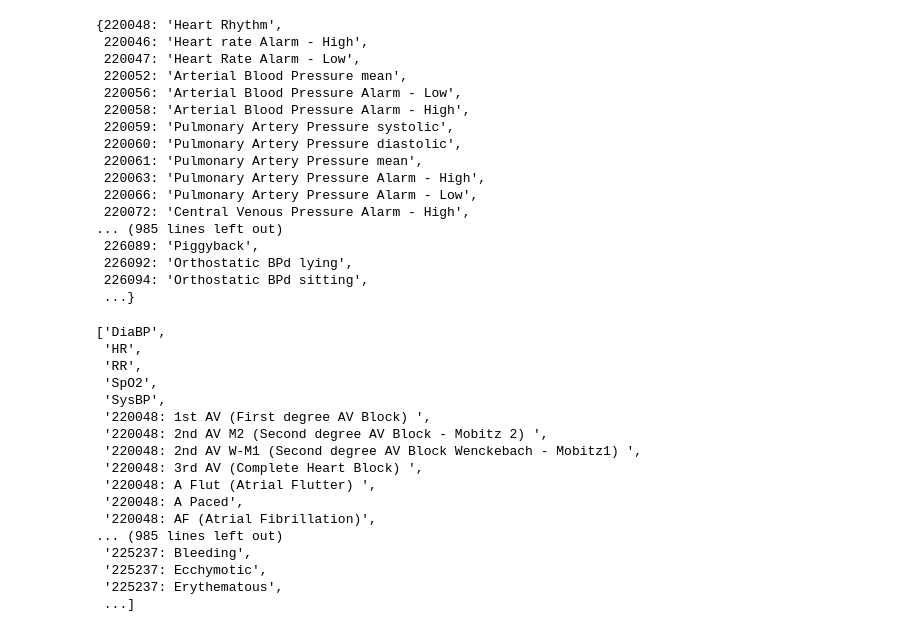
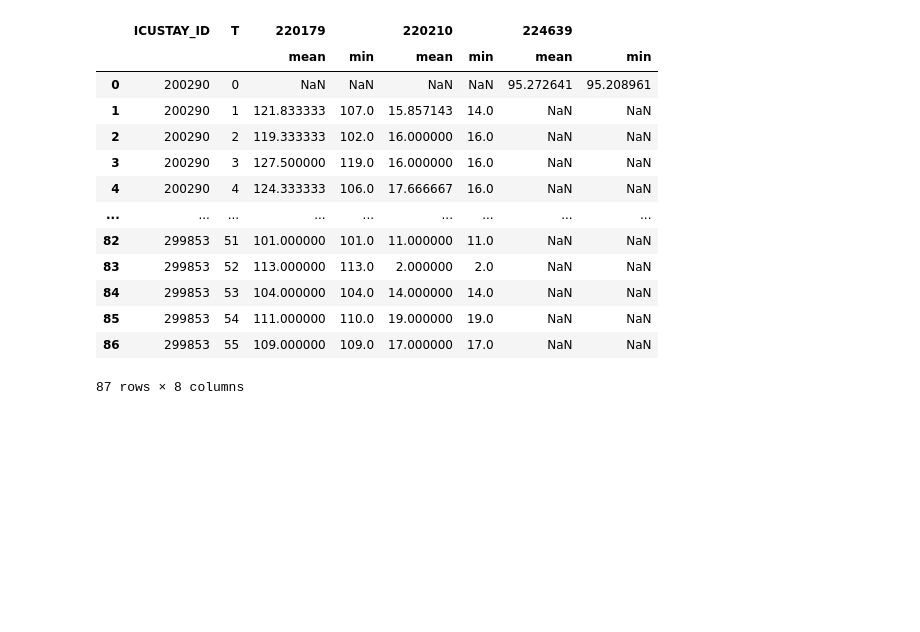
Before and after one commit to Harry-PARK/MIMIC_preprocessing, a Jupyter notebook: test.ipynb, the cells around one changed output. Drawn from its saved outputs; the diff is of its cells as text; code cells hidden in the pictures; blank space fills up the shorter version.

```diff
--- a/test.ipynb
+++ b/test.ipynb
@@ -82,8 +33,8 @@ d_items = pd.read_csv("../mimic3_csv/D_ITEMS.csv")  # D_ITEMS.csv
 d_labitems = pd.read_csv("../mimic3_csv/D_LABITEMS.csv")  # D_LABITEMS.csv
 x_feature_names
 
-item_map = {}
-not_itemid = []
+chartitem_map = {}
+labitem_map = {}
 
 for item_id in x_feature_names:
     id = item_id.split("_")[0]
@@ -92,31 +43,10 @@ for item_id in x_feature_names:
         id = int(id)
         try:
             label = d_items[d_items["ITEMID"] == id]
-            item_map[id] = label["LABEL"].values[0]
+            chartitem_map[id] = label["LABEL"].values[0]
         except:
             try:
                 label = d_labitems[d_labitems["ITEMID"] == id]
-                item_map[id] = label["LABEL"].values[0]
+                labitem_map[id] = label["LABEL"].values[0]
             except:
                 print("NOT FOUND: ", id)
-
-
-item_map
-# %% [output]
-{220048: 'Heart Rhythm',
- 220046: 'Heart rate Alarm - High',
- 220047: 'Heart Rate Alarm - Low',
- 220052: 'Arterial Blood Pressure mean',
- 220056: 'Arterial Blood Pressure Alarm - Low',
- 220058: 'Arterial Blood Pressure Alarm - High',
- 220059: 'Pulmonary Artery Pressure systolic',
- 220060: 'Pulmonary Artery Pressure diastolic',
- 220061: 'Pulmonary Artery Pressure mean',
- 220063: 'Pulmonary Artery Pressure Alarm - High',
- 220066: 'Pulmonary Artery Pressure Alarm - Low',
- 220072: 'Central Venous Pressure Alarm - High',
-... (985 lines left out)
- 226089: 'Piggyback',
- 226092: 'Orthostatic BPd lying',
- 226094: 'Orthostatic BPd sitting',
- ...}
@@ -127,23 +53,3 @@ for i in not_itemid:
-# %%
-not_itemid
-# %% [output]
-['DiaBP',
- 'HR',
- 'RR',
- 'SpO2',
- 'SysBP',
- '220048: 1st AV (First degree AV Block) ',
- '220048: 2nd AV M2 (Second degree AV Block - Mobitz 2) ',
- '220048: 2nd AV W-M1 (Second degree AV Block Wenckebach - Mobitz1) ',
- '220048: 3rd AV (Complete Heart Block) ',
- '220048: A Flut (Atrial Flutter) ',
- '220048: A Paced',
- '220048: AF (Atrial Fibrillation)',
-... (985 lines left out)
- '225237: Bleeding',
- '225237: Ecchymotic',
- '225237: Erythematous',
- ...]
 # %%
 import pandas as pd
 import multiprocessing as mp
@@ -165,3 +74,26 @@ df = pd.DataFrame({
 
 result_df = parallel_process_dataframe(df)
 print(result_df)
+# %%
+query = "SELECT * FROM CHARTEVENTS WHERE ITEMID IN (220210, 224690, 224167, 227243, 220050, 220179, 225309, 224639, 226512, 226531) ORDER BY CHARTTIME LIMIT 100000;"
+icu_patient_original = pd.read_sql(query, db_engine)
+icu_patient_original = mip.chartevents_group_variables(icu_patient_original)
+# %%
+icu_patient = icu_patient_original[icu_patient_original["ICUSTAY_ID"].isin([200290, 299853])]
+icu_agg = mip.chartevents_aggregator(icu_patient, [220179, 220210, 224639], ["mean", "min"])
+icu_agg
+# %% [output]
+|  | ICUSTAY_ID | T | 220179 |  | 220210 |  | 224639 |  |
+|  |  |  | mean | min | mean | min | mean | min |
+| 0 | 200290 | 0 | NaN | NaN | NaN | NaN | 95.272641 | 95.208961 |
+| 1 | 200290 | 1 | 121.833333 | 107.0 | 15.857143 | 14.0 | NaN | NaN |
+| 2 | 200290 | 2 | 119.333333 | 102.0 | 16.000000 | 16.0 | NaN | NaN |
+| 3 | 200290 | 3 | 127.500000 | 119.0 | 16.000000 | 16.0 | NaN | NaN |
+| 4 | 200290 | 4 | 124.333333 | 106.0 | 17.666667 | 16.0 | NaN | NaN |
+| ... | ... | ... | ... | ... | ... | ... | ... | ... |
+| 82 | 299853 | 51 | 101.000000 | 101.0 | 11.000000 | 11.0 | NaN | NaN |
+| 83 | 299853 | 52 | 113.000000 | 113.0 | 2.000000 | 2.0 | NaN | NaN |
+| 84 | 299853 | 53 | 104.000000 | 104.0 | 14.000000 | 14.0 | NaN | NaN |
+| 85 | 299853 | 54 | 111.000000 | 110.0 | 19.000000 | 19.0 | NaN | NaN |
+| 86 | 299853 | 55 | 109.000000 | 109.0 | 17.000000 | 17.0 | NaN | NaN |
+87 rows × 8 columns
```
Also changed, not shown: parts of 13 cells of this notebook, 2 other files.
